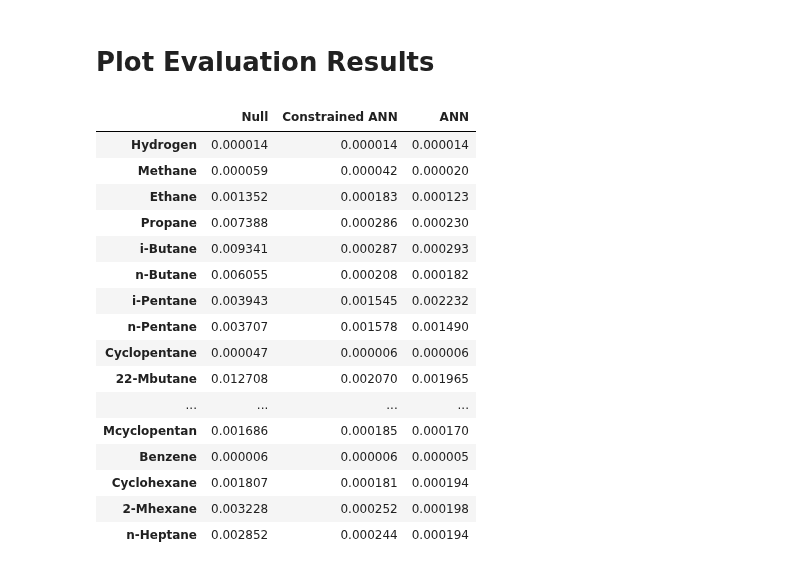
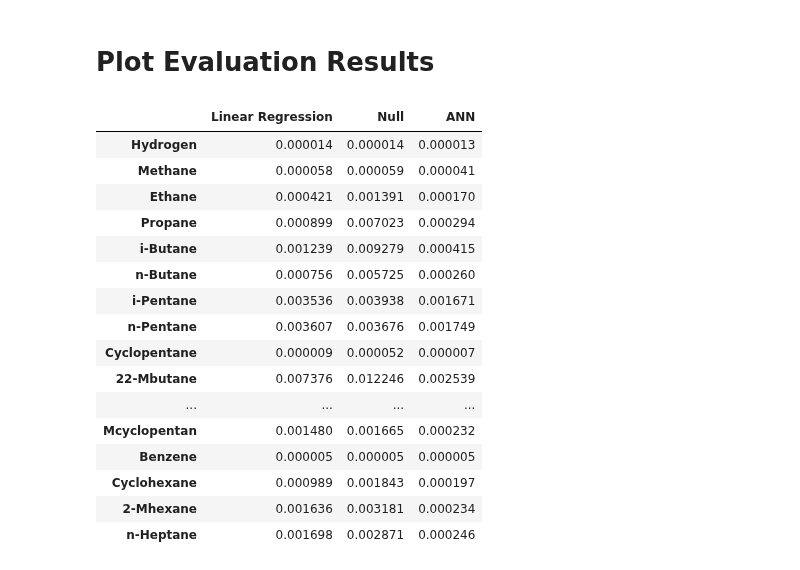
Before and after one commit to KISRDevelopment/iso-exploration, a Jupyter notebook: predict_mass_fractions.ipynb, the cells around one changed output. Drawn from its saved outputs; the diff is of its cells as text; code cells hidden in the pictures.

```diff
--- a/predict_mass_fractions.ipynb
+++ b/predict_mass_fractions.ipynb
@@ -7,39 +8,44 @@ import matplotlib.pyplot as plt
 # %% [markdown]
 # Plot Evaluation Results
-# %%
-with open('evaluation_results.json', 'r') as f:
-    cfg = json.load(f)
+# %%
+#files = glob.glob('evaluation_results/*.json')
+files = ['evaluation_results/null.json', 'evaluation_results/linear_regression.json', 'evaluation_results/ann.json']
+model_cfgs = []
+for file in files:
+    with open(file, 'r') as f:
+        cfg = json.load(f)
+    model_cfgs.append(cfg)
 # %%
-output_cols = cfg['output_cols']
+output_cols = model_cfgs[0]['output_cols']
 labels = [l.replace('process_','') for l in output_cols]
-model_names = [m['name'] for m in cfg['model_cfgs']]
+model_names = [m['model']['name'] for m in model_cfgs]
 
 cols = []
-for m in cfg['model_cfgs']:
+for m in model_cfgs:
     cols.append([m['test_mae_by_output'][c] for c in output_cols])
 cols = np.array(cols)
 
 results_df = pd.DataFrame(data=np.array(cols), columns=labels, index=model_names).T
 results_df
 #means_df = pd.DataFrame(data=np.array(mean_maes).T, columns=model_names, index=labels)
 # %% [output]
-|  | Null | Constrained ANN | ANN |
-| Hydrogen | 0.000014 | 0.000014 | 0.000014 |
-| Methane | 0.000059 | 0.000042 | 0.000020 |
-| Ethane | 0.001352 | 0.000183 | 0.000123 |
-| Propane | 0.007388 | 0.000286 | 0.000230 |
-| i-Butane | 0.009341 | 0.000287 | 0.000293 |
-| n-Butane | 0.006055 | 0.000208 | 0.000182 |
-| i-Pentane | 0.003943 | 0.001545 | 0.002232 |
-| n-Pentane | 0.003707 | 0.001578 | 0.001490 |
-| Cyclopentane | 0.000047 | 0.000006 | 0.000006 |
-| 22-Mbutane | 0.012708 | 0.002070 | 0.001965 |
+|  | Linear Regression | Null | ANN |
+| Hydrogen | 0.000014 | 0.000014 | 0.000013 |
+| Methane | 0.000058 | 0.000059 | 0.000041 |
+| Ethane | 0.000421 | 0.001391 | 0.000170 |
+| Propane | 0.000899 | 0.007023 | 0.000294 |
+| i-Butane | 0.001239 | 0.009279 | 0.000415 |
+| n-Butane | 0.000756 | 0.005725 | 0.000260 |
+| i-Pentane | 0.003536 | 0.003938 | 0.001671 |
+| n-Pentane | 0.003607 | 0.003676 | 0.001749 |
+| Cyclopentane | 0.000009 | 0.000052 | 0.000007 |
+| 22-Mbutane | 0.007376 | 0.012246 | 0.002539 |
 | ... | ... | ... | ... |
-| Mcyclopentan | 0.001686 | 0.000185 | 0.000170 |
-| Benzene | 0.000006 | 0.000006 | 0.000005 |
-| Cyclohexane | 0.001807 | 0.000181 | 0.000194 |
-| 2-Mhexane | 0.003228 | 0.000252 | 0.000198 |
-| n-Heptane | 0.002852 | 0.000244 | 0.000194 |
+| Mcyclopentan | 0.001480 | 0.001665 | 0.000232 |
+| Benzene | 0.000005 | 0.000005 | 0.000005 |
+| Cyclohexane | 0.000989 | 0.001843 | 0.000197 |
+| 2-Mhexane | 0.001636 | 0.003181 | 0.000234 |
+| n-Heptane | 0.001698 | 0.002871 | 0.000246 |
 # %%
 f, ax = plt.subplots(1, 1, figsize=(10, 20))
 results_df.plot.barh(ax=ax, width=0.90)
```
Also changed, not shown: parts of 2 cells of this notebook, 24 other files.
